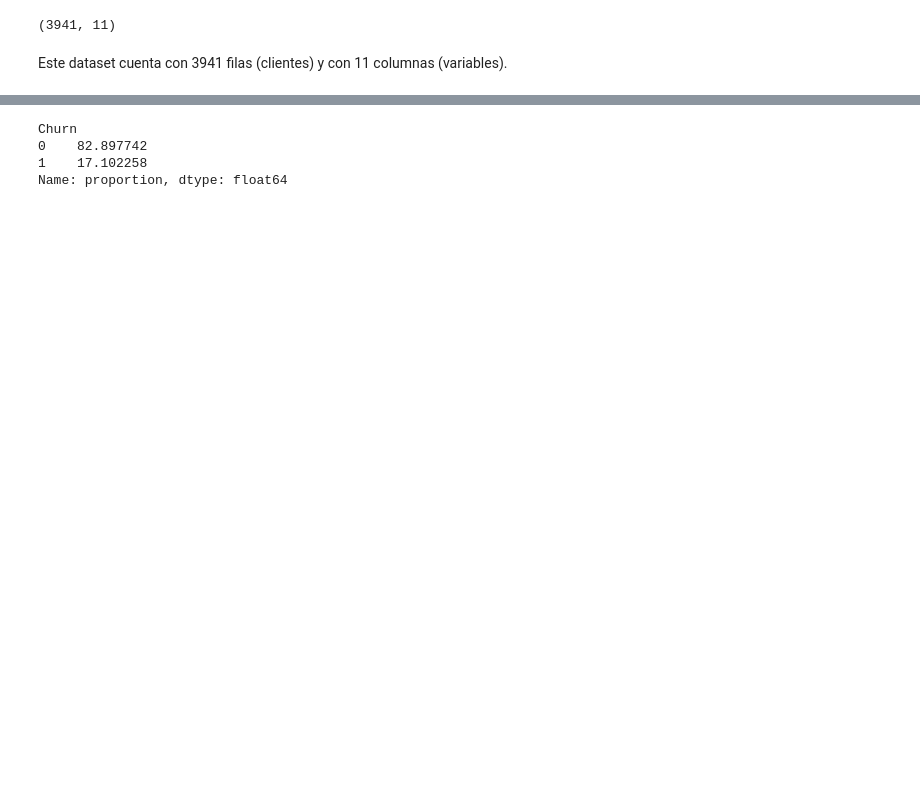
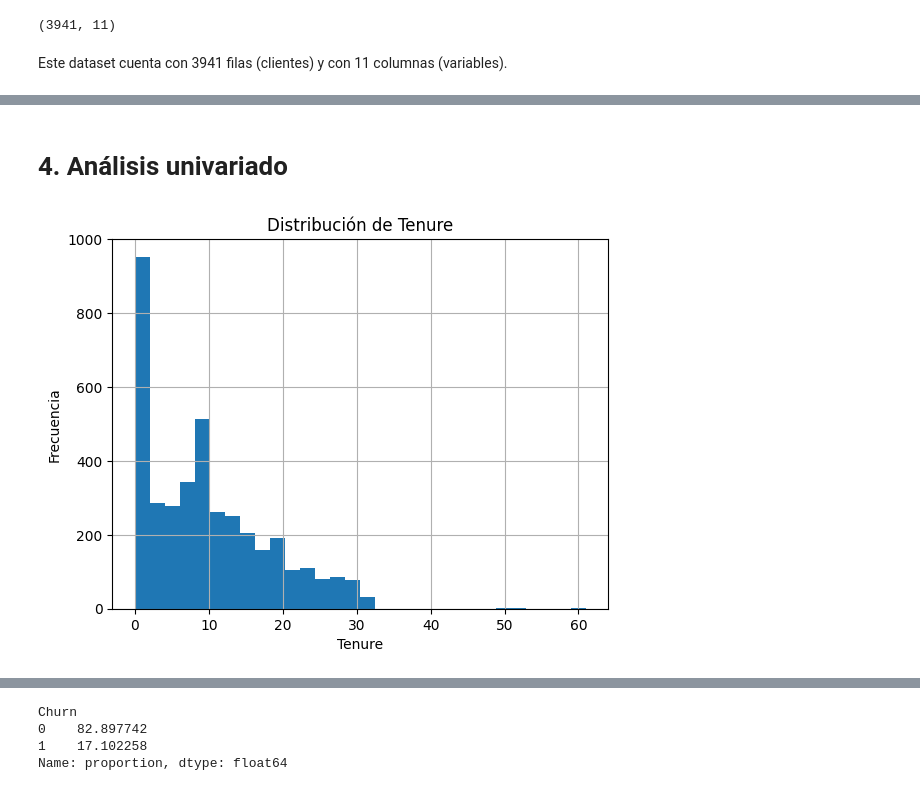
Before and after one commit to JeaCode/ecommerce-churn, a Jupyter notebook: ml/notebooks/01_eda_inicial.ipynb, the cells around one changed output, grey strips where cells are left out. Drawn from its saved outputs; the diff is of its cells as text; code cells hidden in the pictures; blank space fills up the shorter version.

```diff
--- a/ml/notebooks/01_eda_inicial.ipynb
+++ b/ml/notebooks/01_eda_inicial.ipynb
@@ -75 +108,11 @@ df.describe()
 | max | 61.000000 | 127.000000 | 6.000000 | 5.000000 | 22.000000 | 1.000000 | ... |
+# %% [markdown]
+# 4. Análisis univariado
+# %%
+import matplotlib.pyplot as plt
+from src.plots import plot_hist, plot_hist_by_churn
+
+plot_hist(df, "Tenure")
+plt.show()
+# %% [output]
+[figure, added]
```
Also changed, not shown: parts of 53 cells of this notebook, 9 other files.
